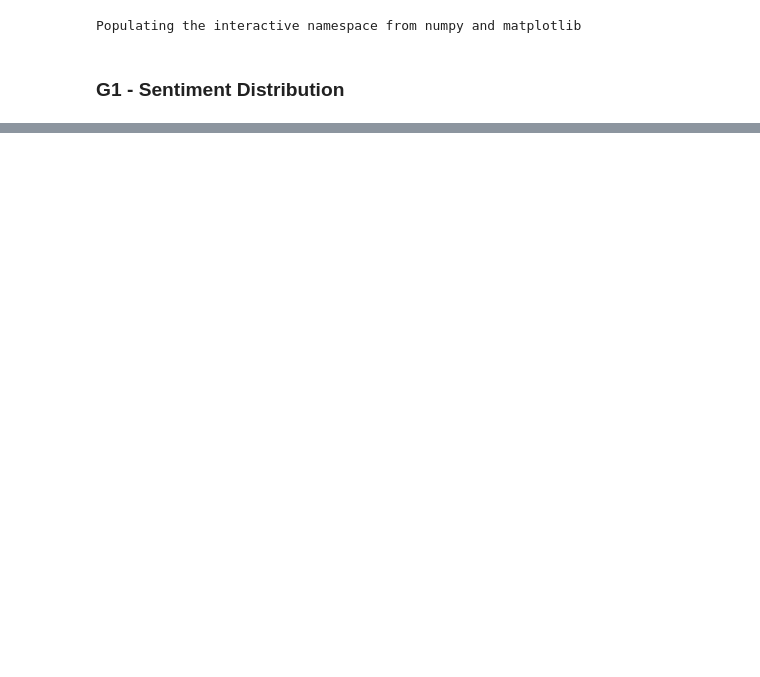
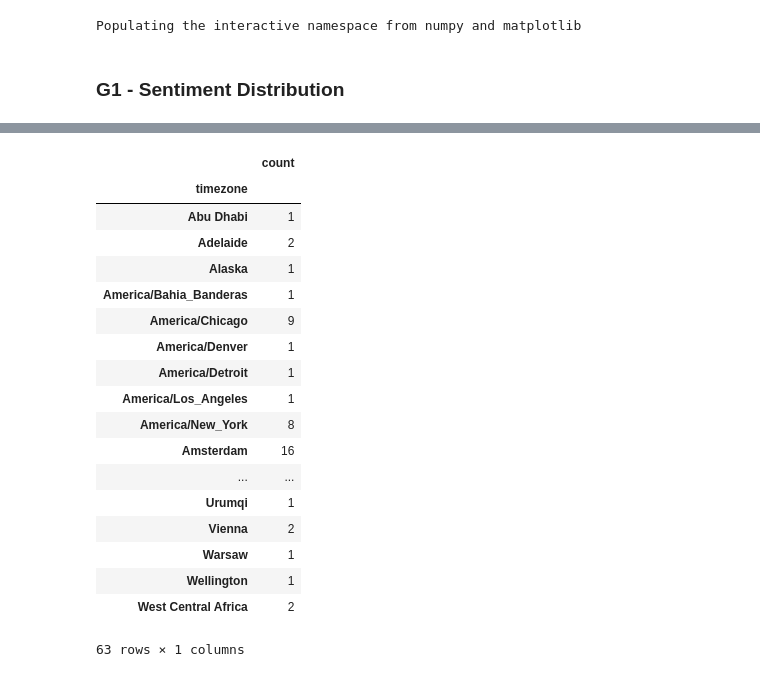
Before and after one commit to Cesaaar/od_twitter, a Jupyter notebook: 2_Visualization.ipynb, the cells around one changed output, grey strips where cells are left out. Cells and saved outputs as stored; diff of their text form; code cells hidden in the pictures; blank space fills up the shorter version.

```diff
--- a/2_Visualization.ipynb
+++ b/2_Visualization.ipynb
@@ -54,0 +97,25 @@ df_tweets.head(2)
+# %%
+# Timezone analysis
+df_t = df_tweets['timezone'].groupby(df_tweets['timezone']).agg(['count'])
+# %%
+df_t
+# %% [output]
+|  | count |
+| timezone |  |
+| Abu Dhabi | 1 |
+| Adelaide | 2 |
+| Alaska | 1 |
+| America/Bahia_Banderas | 1 |
+| America/Chicago | 9 |
+| America/Denver | 1 |
+| America/Detroit | 1 |
+| America/Los_Angeles | 1 |
+| America/New_York | 8 |
+| Amsterdam | 16 |
+| ... | ... |
+| Urumqi | 1 |
+| Vienna | 2 |
+| Warsaw | 1 |
+| Wellington | 1 |
+| West Central Africa | 2 |
+63 rows × 1 columns
```
Also changed, not shown: parts of 11 cells of this notebook, 6 other files.
